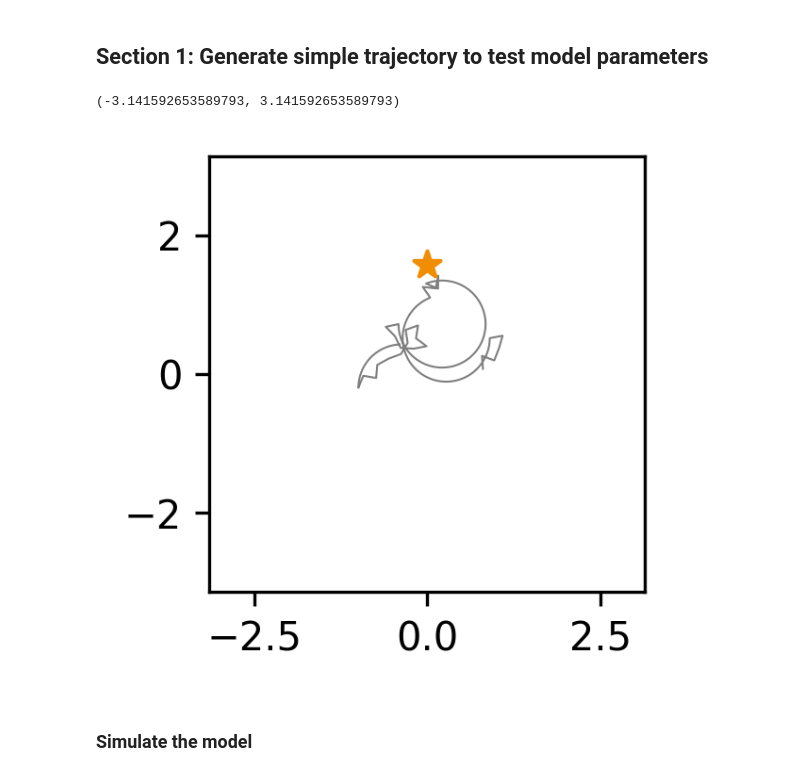
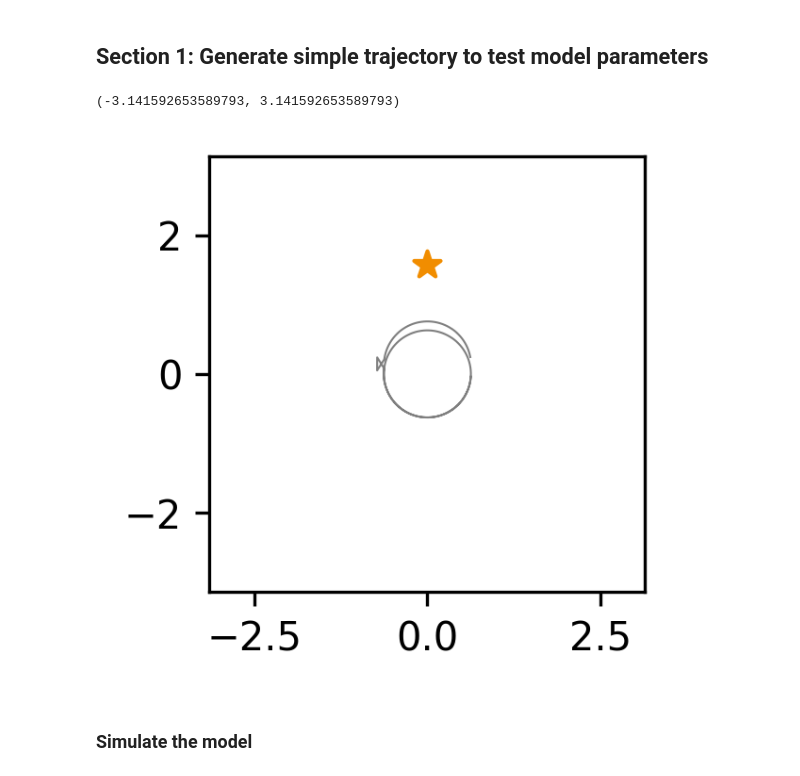
Before and after one commit to ZilongJi/HoneycombSweeps, a Jupyter notebook: HDPCCAN_Sweep_Spinning.ipynb, the cells around one changed output. Saved outputs shown, nothing was run; the diff lists cells and outputs as text; code cells hidden in the pictures.

```diff
--- a/HDPCCAN_Sweep_Spinning.ipynb
+++ b/HDPCCAN_Sweep_Spinning.ipynb
@@ -235,31 +238,32 @@ def simulate_honeycomb_movement(total_time=1,
 # %%
 # Seed for reproducibility
 # np.random.seed(111)
+goal_loc = [0.*np.pi, 0.5*np.pi]
+goal_loc_in_traj = np.array(goal_loc)/np.pi + 0.5
 
-goal_loc = (-0.*np.pi, 0.5*np.pi)
 direction = 'clockwise'
 # Run the function to generate movement data
 results = simulate_honeycomb_movement(total_time=2,
                                     dt=0.01,
-                                    move_prob=0.95,
+                                    move_prob=0.70,
                                     velocity=6,
-                                    goal_loc=goal_loc,
+                                    goal_loc=goal_loc_in_traj,
                                     direction=direction)
 
 Animal_location_all, Head_direction_all, MV_direction_all, Dir2Goal_all, Animal_speed_all, rotation_phases, time_upsampled, Animal_Vel_all = results
 
 Animal_location_all = Animal_location_all*np.pi-0.5*np.pi
 Animal_speed_all = Animal_speed_all/1000
 
 fig,ax = plt.subplots(1,1,figsize=(2,2), dpi=300)
 ax.plot(Animal_location_all[:,0],Animal_location_all[:,1], color = 'black', alpha = 0.5, linewidth = 0.5)
 ax.scatter(goal_loc[0], goal_loc[1], color='#F18D00', marker='*', s=50, zorder=10)
 ax.set_aspect('equal')
 ax.set_xlim(-np.pi,np.pi)
 ax.set_ylim(-np.pi,np.pi)
 # %% [output]
 (-3.141592653589793, 3.141592653589793)
-[figure, old version]
+[figure, new version]
 # %% [markdown]
 ### Simulate the model
 # %%
```
Also changed, not shown: parts of 20 cells of this notebook, 1 other file.
